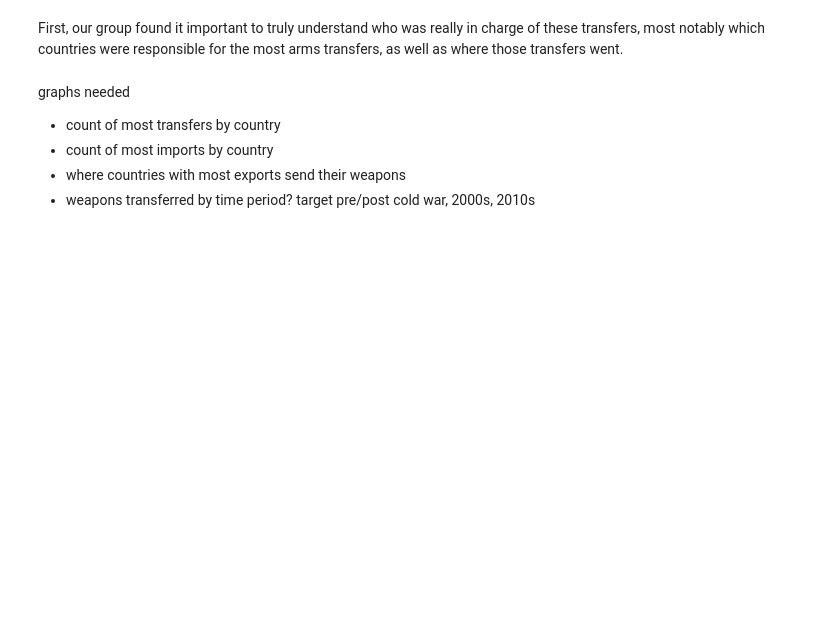
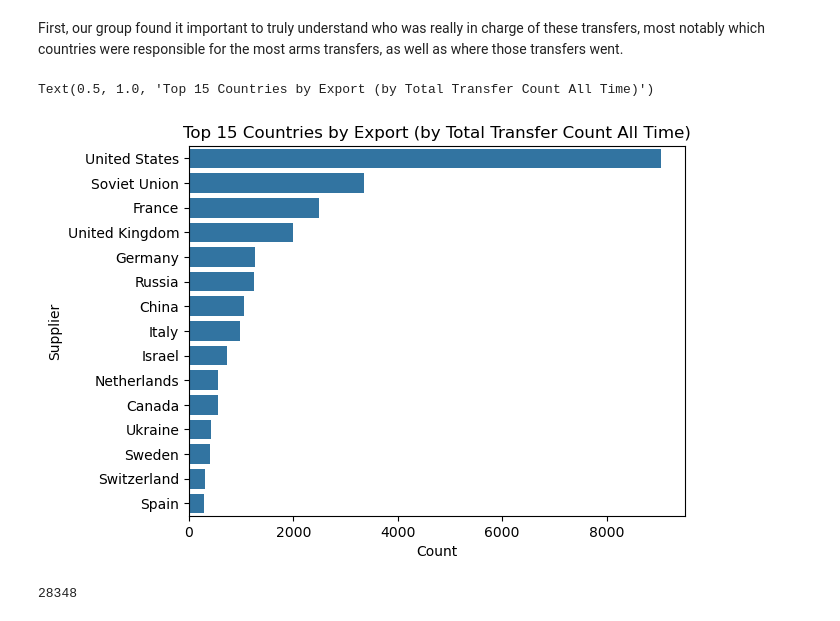
Before and after one commit to Maodougie25/SIPRI-Arms-Trade-Group-Project--, a Jupyter notebook: question2.ipynb, the cells around one changed output. Saved outputs shown, nothing was run; the diff lists cells and outputs as text; code cells hidden in the pictures; blank space fills up the shorter version.

```diff
--- a/question2.ipynb
+++ b/question2.ipynb
@@ -5,8 +5,2 @@ Given that the SIPRI Arms Transfers Database contains information on all transfe
 # %% [markdown]
 First, our group found it important to truly understand who was really in charge of these transfers, most notably which countries were responsible for the most arms transfers, as well as where those transfers went.
-# %% [markdown]
-graphs needed
-- count of most transfers by country
-- count of most imports by country
-- where countries with most exports send their weapons
-- weapons transferred by time period? target pre/post cold war, 2000s, 2010s
@@ -12,0 +12,42 @@ graphs needed
+# %%
+# do not include when copying back to the full jupyter notebook
+
+data = pd.read_csv('trade-register.csv', encoding='latin-1', skiprows = 11)
+data = data.drop(data.columns[[3, 5, 9]], axis=1)
+data = data.drop([24139, 26822], axis=0)
+# %%
+def time_period(year):
+    if pd.isna(year):
+        return 'Unknown'
+    if year < 1991:
+        return 'Cold War (pre-1991)'
+    elif year < 2000:
+        return '1990s'
+    elif year < 2010:
+        return '2000s'
+    elif year < 2020:
+        return '2010s'
+    else:
+        return '2020s'
+
+data['Time_Period'] = data['Year of order'].apply(time_period)
+
+# Top Exporters
+
+top_exporters = (data.loc[:, ['Supplier']]
+             .value_counts()
+             .reset_index(name = 'Count'))
+
+exporttop15 = top_exporters.head(15)
+
+sns.barplot(data = exporttop15, y = 'Supplier', x = 'Count', orient = 'h')
+plt.title('Top 15 Countries by Export (by Total Transfer Count All Time)')
+
+len(data)
+# %% [output]
+Text(0.5, 1.0, 'Top 15 Countries by Export (by Total Transfer Count All Time)')
+[figure, added]
+# %%
+len(data)
+# %% [output]
+28348
```
Also changed, not shown: parts of 12 cells of this notebook.
